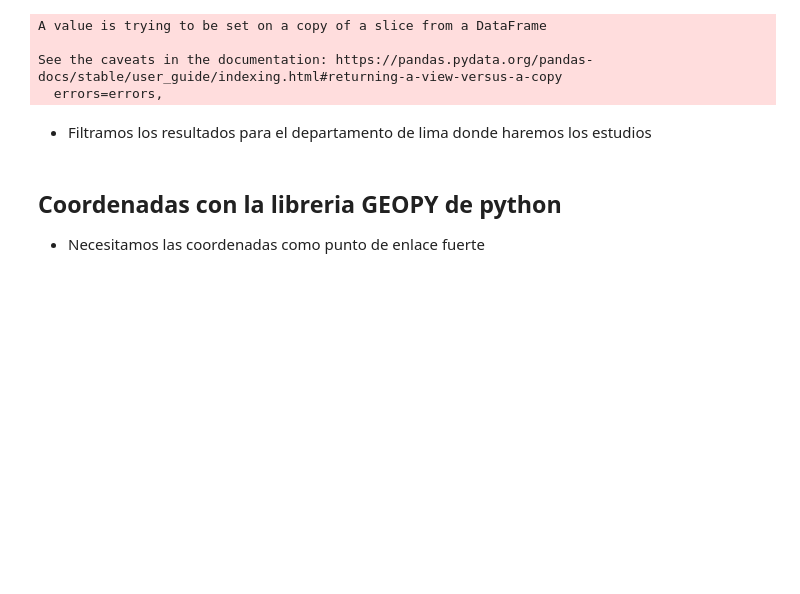
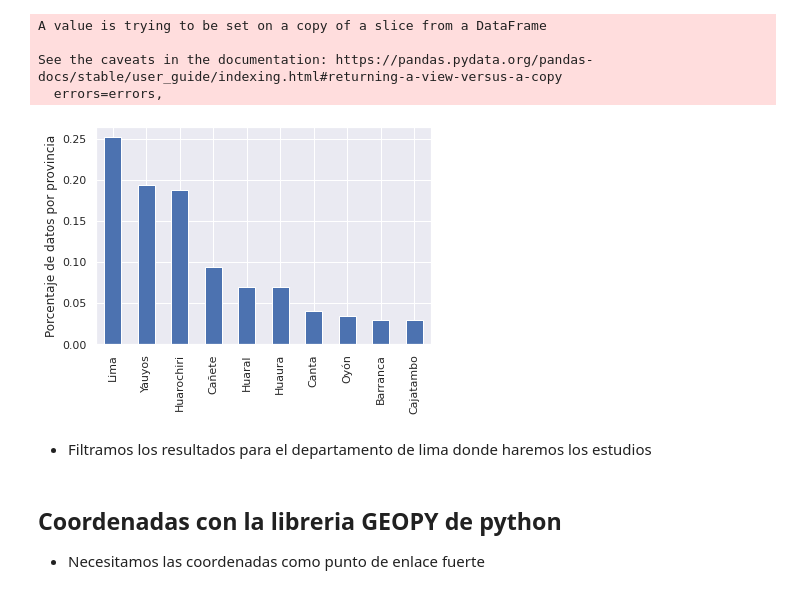
Before and after one commit to Jovamih/Coursera_Capstone, a Jupyter notebook: capstone_coursera_johan_FINAL_TODO.ipynb, the cells around one changed output. Cells and saved outputs as stored; diff of their text form; code cells hidden in the pictures; blank space fills up the shorter version.

```diff
--- a/capstone_coursera_johan_FINAL_TODO.ipynb
+++ b/capstone_coursera_johan_FINAL_TODO.ipynb
@@ -72,6 +99,13 @@ A value is trying to be set on a copy of a slice from a DataFrame
 
 See the caveats in the documentation: https://pandas.pydata.org/pandas-docs/stable/user_guide/indexing.html#returning-a-view-versus-a-copy
   errors=errors,
+# %%
+#ahora observamos la distribucion de provincias en el departamento de lima
+df.Provincia.value_counts(normalize=True).plot.bar()
+plt.ylabel("Porcentaje de datos por provincia")
+plt.show()
+# %% [output]
+[figure, added]
 # %% [markdown]
 * Filtramos los resultados para el departamento de lima donde haremos los estudios
 # %%
```
Also changed, not shown: parts of 9 cells of this notebook.
